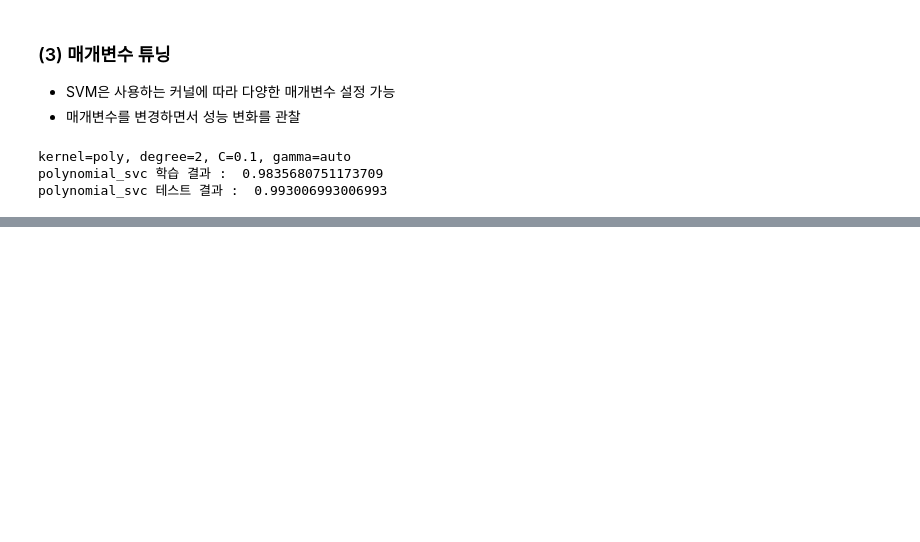
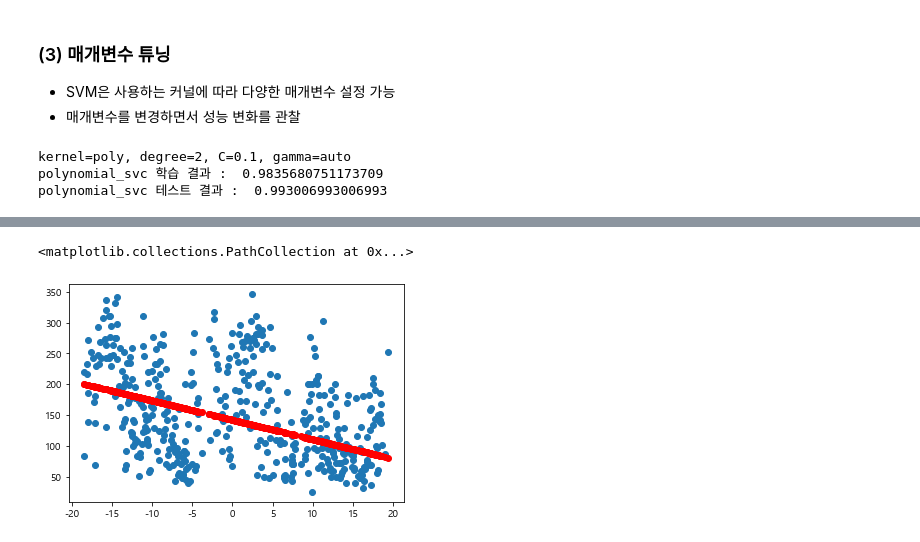
Before and after one commit to not147/PythonBasic, a Jupyter notebook: pythonwork/ai/4_SupportVectorMachine.ipynb, the cells around one changed output, grey strips where cells are left out. Cells and saved outputs as stored; diff of their text form; code cells hidden in the pictures; blank space fills up the shorter version.

```diff
--- a/pythonwork/ai/4_SupportVectorMachine.ipynb
+++ b/pythonwork/ai/4_SupportVectorMachine.ipynb
@@ -295,0 +505,8 @@ polynomial_svc 테스트 결과 :  0.993006993006993
+# %%
+model.fit(X_comp, y)
+predict = model.predict(X_comp)
+plt.scatter(X_comp, y)
+plt.scatter(X_comp, predict, color="r")
+# %% [output]
+<matplotlib.collections.PathCollection at 0x...>
+[figure, added]
```
Also changed, not shown: parts of 157 cells of this notebook.
